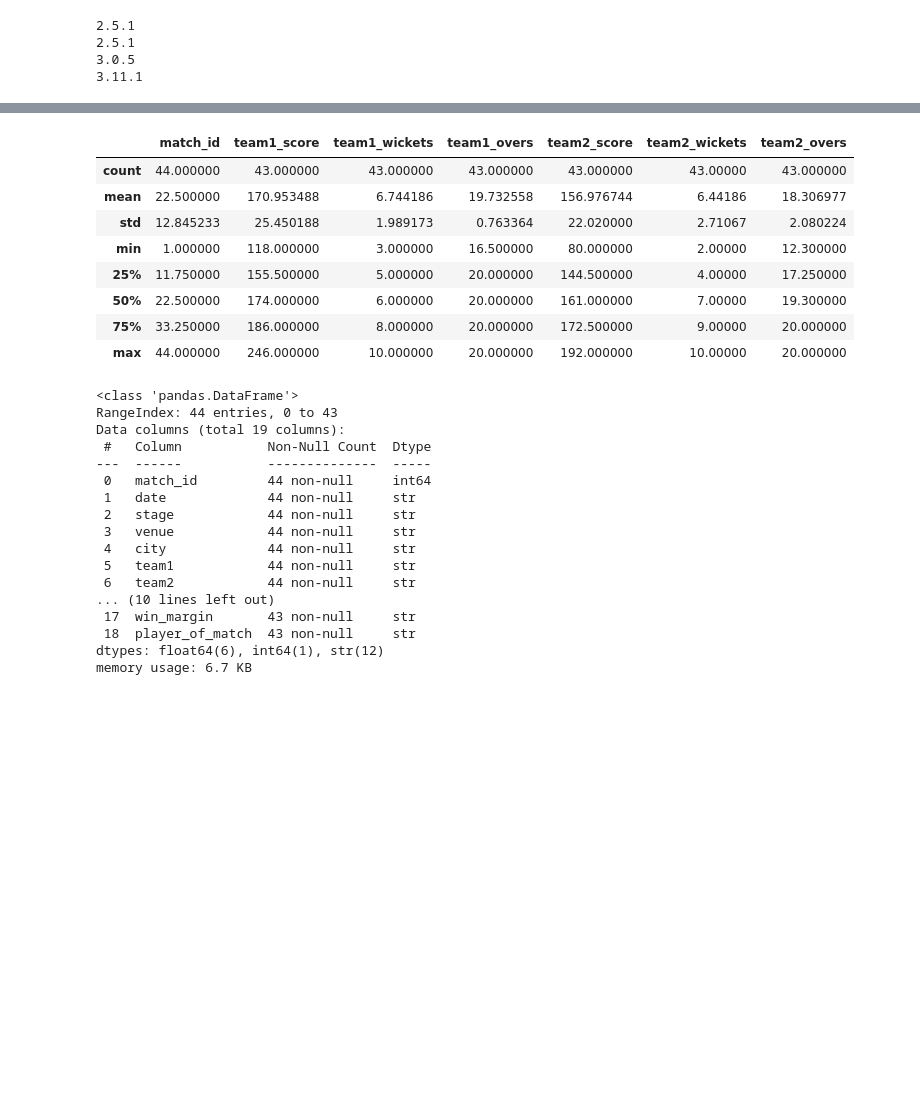
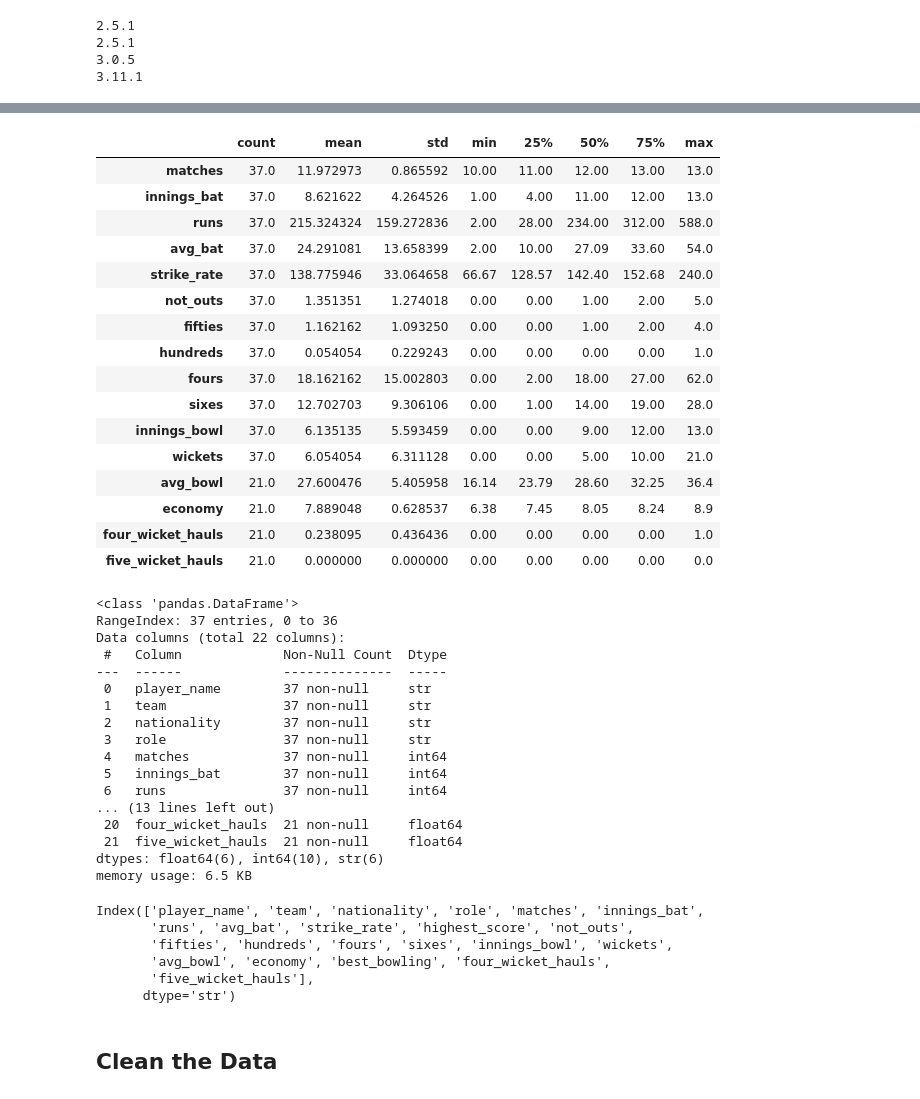
Before and after one commit to abdurrehmanabid5002-hub/Python-Learning, a Jupyter notebook: Numpy/PSL Data Analysis.ipynb, the cells around one changed output, grey strips where cells are left out. Cells and saved outputs as stored; diff of their text form; code cells hidden in the pictures; blank space fills up the shorter version.

Commit message:
Data Analysis

```diff
--- a/Numpy/PSL Data Analysis.ipynb
+++ b/Numpy/PSL Data Analysis.ipynb
@@ -16,6 +18,6 @@ print(matplotlib.__version__)
 3.0.5
 3.11.1
 # %%
-df=pd.read_csv(r"C:\Users\abdur\Downloads\archive (1)\psl2026_matches.csv")
-df.head(3)
+df=pd.read_csv(r"C:\Users\abdur\Downloads\archive (1)\psl2026_player_stats.csv")
+df
 # %% [output]
@@ -30,32 +66,51 @@ df.shape
 # %%
-df.describe()
+df.describe().T
 # %% [output]
-|  | match_id | team1_score | team1_wickets | team1_overs | team2_score | team2_wickets | team2_overs |
-| count | 44.000000 | 43.000000 | 43.000000 | 43.000000 | 43.000000 | 43.00000 | 43.000000 |
-| mean | 22.500000 | 170.953488 | 6.744186 | 19.732558 | 156.976744 | 6.44186 | 18.306977 |
-| std | 12.845233 | 25.450188 | 1.989173 | 0.763364 | 22.020000 | 2.71067 | 2.080224 |
-| min | 1.000000 | 118.000000 | 3.000000 | 16.500000 | 80.000000 | 2.00000 | 12.300000 |
-| 25% | 11.750000 | 155.500000 | 5.000000 | 20.000000 | 144.500000 | 4.00000 | 17.250000 |
-| 50% | 22.500000 | 174.000000 | 6.000000 | 20.000000 | 161.000000 | 7.00000 | 19.300000 |
-| 75% | 33.250000 | 186.000000 | 8.000000 | 20.000000 | 172.500000 | 9.00000 | 20.000000 |
-| max | 44.000000 | 246.000000 | 10.000000 | 20.000000 | 192.000000 | 10.00000 | 20.000000 |
+|  | count | mean | std | min | 25% | 50% | 75% | max |
+| matches | 37.0 | 11.972973 | 0.865592 | 10.00 | 11.00 | 12.00 | 13.00 | 13.0 |
+| innings_bat | 37.0 | 8.621622 | 4.264526 | 1.00 | 4.00 | 11.00 | 12.00 | 13.0 |
+| runs | 37.0 | 215.324324 | 159.272836 | 2.00 | 28.00 | 234.00 | 312.00 | 588.0 |
+| avg_bat | 37.0 | 24.291081 | 13.658399 | 2.00 | 10.00 | 27.09 | 33.60 | 54.0 |
+| strike_rate | 37.0 | 138.775946 | 33.064658 | 66.67 | 128.57 | 142.40 | 152.68 | 240.0 |
+| not_outs | 37.0 | 1.351351 | 1.274018 | 0.00 | 0.00 | 1.00 | 2.00 | 5.0 |
+| fifties | 37.0 | 1.162162 | 1.093250 | 0.00 | 0.00 | 1.00 | 2.00 | 4.0 |
+| hundreds | 37.0 | 0.054054 | 0.229243 | 0.00 | 0.00 | 0.00 | 0.00 | 1.0 |
+| fours | 37.0 | 18.162162 | 15.002803 | 0.00 | 2.00 | 18.00 | 27.00 | 62.0 |
+| sixes | 37.0 | 12.702703 | 9.306106 | 0.00 | 1.00 | 14.00 | 19.00 | 28.0 |
+| innings_bowl | 37.0 | 6.135135 | 5.593459 | 0.00 | 0.00 | 9.00 | 12.00 | 13.0 |
+| wickets | 37.0 | 6.054054 | 6.311128 | 0.00 | 0.00 | 5.00 | 10.00 | 21.0 |
+| avg_bowl | 21.0 | 27.600476 | 5.405958 | 16.14 | 23.79 | 28.60 | 32.25 | 36.4 |
+| economy | 21.0 | 7.889048 | 0.628537 | 6.38 | 7.45 | 8.05 | 8.24 | 8.9 |
+| four_wicket_hauls | 21.0 | 0.238095 | 0.436436 | 0.00 | 0.00 | 0.00 | 0.00 | 1.0 |
+| five_wicket_hauls | 21.0 | 0.000000 | 0.000000 | 0.00 | 0.00 | 0.00 | 0.00 | 0.0 |
 # %%
 df.info()
 # %% [output]
 <class 'pandas.DataFrame'>
-RangeIndex: 44 entries, 0 to 43
-Data columns (total 19 columns):
- #   Column           Non-Null Count  Dtype
----  ------           --------------  -----
- 0   match_id         44 non-null     int64
- 1   date             44 non-null     str
- 2   stage            44 non-null     str
- 3   venue            44 non-null     str
- 4   city             44 non-null     str
- 5   team1            44 non-null     str
- 6   team2            44 non-null     str
-... (10 lines left out)
- 17  win_margin       43 non-null     str
- 18  player_of_match  43 non-null     str
-dtypes: float64(6), int64(1), str(12)
-memory usage: 6.7 KB
+RangeIndex: 37 entries, 0 to 36
+Data columns (total 22 columns):
+ #   Column             Non-Null Count  Dtype
+---  ------             --------------  -----
+ 0   player_name        37 non-null     str
+ 1   team               37 non-null     str
+ 2   nationality        37 non-null     str
+ 3   role               37 non-null     str
+ 4   matches            37 non-null     int64
+ 5   innings_bat        37 non-null     int64
+ 6   runs               37 non-null     int64
+... (13 lines left out)
+ 20  four_wicket_hauls  21 non-null     float64
+ 21  five_wicket_hauls  21 non-null     float64
+dtypes: float64(6), int64(10), str(6)
+memory usage: 6.5 KB
+# %%
+df.columns
+# %% [output]
+Index(['player_name', 'team', 'nationality', 'role', 'matches', 'innings_bat',
+       'runs', 'avg_bat', 'strike_rate', 'highest_score', 'not_outs',
+       'fifties', 'hundreds', 'fours', 'sixes', 'innings_bowl', 'wickets',
+       'avg_bowl', 'economy', 'best_bowling', 'four_wicket_hauls',
+       'five_wicket_hauls'],
+      dtype='str')
+# %% [markdown]
+## Clean the Data
```
Also changed, not shown: parts of 7 cells of this notebook.
